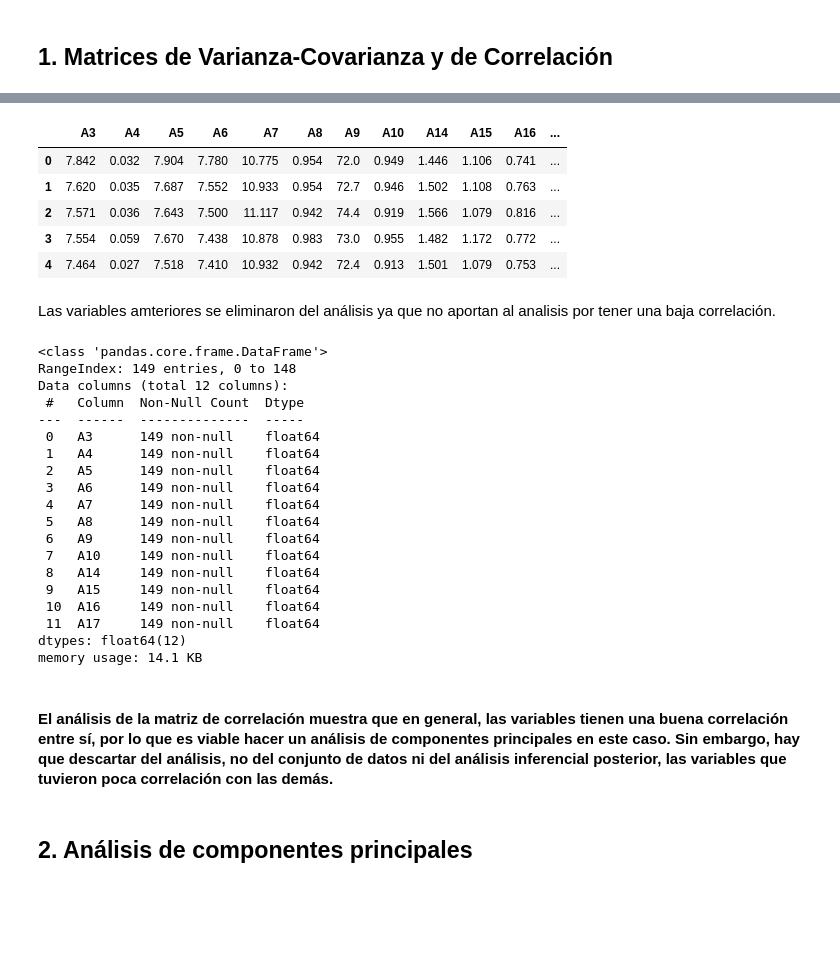
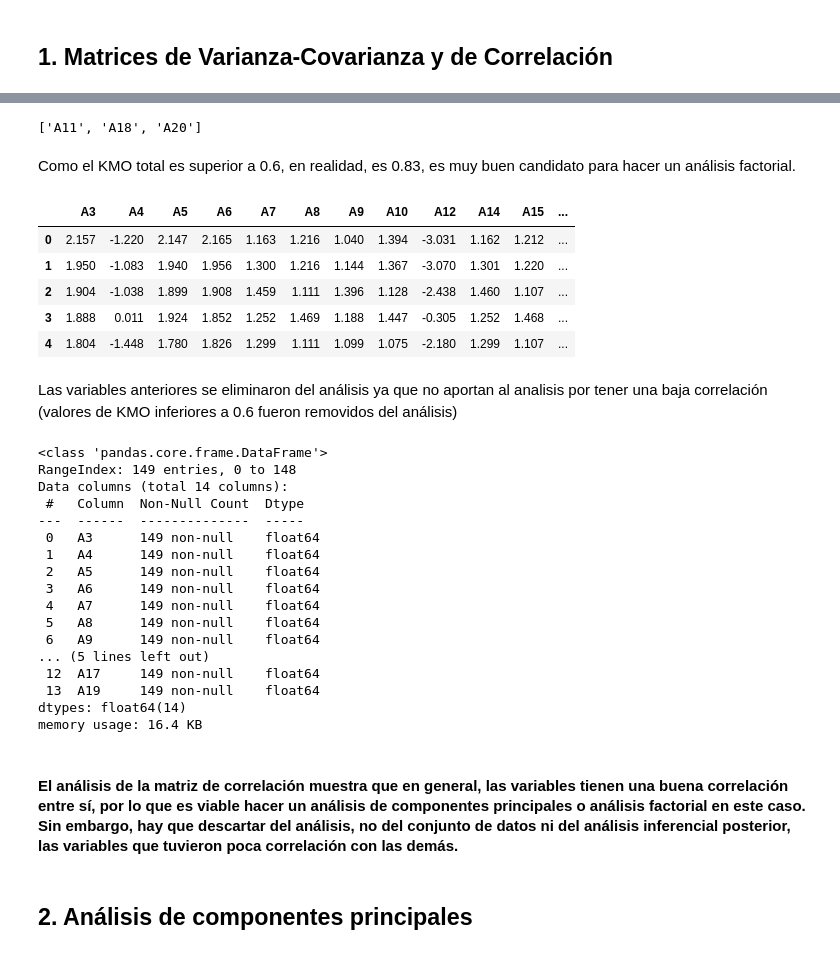
Before and after one commit to kevindmzapata/multivariate-statistics-course, a Jupyter notebook: TAREA_1/script.ipynb, the cells around one changed output, grey strips where cells are left out. Cells and saved outputs as stored; diff of their text form; code cells hidden in the pictures; blank space fills up the shorter version.

```diff
--- a/TAREA_1/script.ipynb
+++ b/TAREA_1/script.ipynb
@@ -118,6 +133,10 @@ De la misma forma, la variable $A13$ también se elimina ya que todos sus valore
+# %%
+scaler = StandardScaler()
+df_scaled = scaler.fit_transform(df)
+df = pd.DataFrame(df_scaled, columns=df.columns)
 # %%
-# Redondear la base de datos con 3 decimales
-df = df.round(5)
+# Redondear la base de datos con 5 decimales
+df = df.round(3)
 df.head()
 # %% [output]
 |  | A3 | A4 | A5 | A6 | A7 | A8 | A9 | A10 | A11 | A12 | A14 | ... |
@@ -226,0 +218,8 @@ plt.show()
+# %%
+# Aplicar criterio de Kaiser-Meyer-Olkin
+kmo_all, kmo_model = calculate_kmo(df)
+
+for i in range(0, len(kmo_all)):
+    print(f'{df.columns[i]} es {kmo_all[i]}')
+
+print(f'KMO total es {kmo_model}')
@@ -227,22 +245,30 @@ plt.show()
+# %%
+# Determinar los KMO menores a 0.6
+kmo_menores = [df.columns[i] for i in range(0, len(kmo_all)) if kmo_all[i] < 0.6]
+kmo_menores
+# %% [output]
+['A11', 'A18', 'A20']
+# %% [markdown]
+Como el KMO total es superior a 0.6, en realidad, es 0.83, es muy buen candidato para hacer un análisis factorial.
 # %%
 # Remover variables con baja correlacion
-df = df.drop(['A11', 'A12', 'A18', 'A19', 'A20'], axis=1)
+df = df.drop(kmo_menores, axis=1)
 df.head()
 # %% [output]
-|  | A3 | A4 | A5 | A6 | A7 | A8 | A9 | A10 | A14 | A15 | A16 | ... |
-| 0 | 7.842 | 0.032 | 7.904 | 7.780 | 10.775 | 0.954 | 72.0 | 0.949 | 1.446 | 1.106 | 0.741 | ... |
-| 1 | 7.620 | 0.035 | 7.687 | 7.552 | 10.933 | 0.954 | 72.7 | 0.946 | 1.502 | 1.108 | 0.763 | ... |
-| 2 | 7.571 | 0.036 | 7.643 | 7.500 | 11.117 | 0.942 | 74.4 | 0.919 | 1.566 | 1.079 | 0.816 | ... |
-| 3 | 7.554 | 0.059 | 7.670 | 7.438 | 10.878 | 0.983 | 73.0 | 0.955 | 1.482 | 1.172 | 0.772 | ... |
-| 4 | 7.464 | 0.027 | 7.518 | 7.410 | 10.932 | 0.942 | 72.4 | 0.913 | 1.501 | 1.079 | 0.753 | ... |
+|  | A3 | A4 | A5 | A6 | A7 | A8 | A9 | A10 | A12 | A14 | A15 | ... |
+| 0 | 2.157 | -1.220 | 2.147 | 2.165 | 1.163 | 1.216 | 1.040 | 1.394 | -3.031 | 1.162 | 1.212 | ... |
+| 1 | 1.950 | -1.083 | 1.940 | 1.956 | 1.300 | 1.216 | 1.144 | 1.367 | -3.070 | 1.301 | 1.220 | ... |
+| 2 | 1.904 | -1.038 | 1.899 | 1.908 | 1.459 | 1.111 | 1.396 | 1.128 | -2.438 | 1.460 | 1.107 | ... |
+| 3 | 1.888 | 0.011 | 1.924 | 1.852 | 1.252 | 1.469 | 1.188 | 1.447 | -0.305 | 1.252 | 1.468 | ... |
+| 4 | 1.804 | -1.448 | 1.780 | 1.826 | 1.299 | 1.111 | 1.099 | 1.075 | -2.180 | 1.299 | 1.107 | ... |
 # %% [markdown]
-Las variables amteriores se eliminaron del análisis ya que no aportan al analisis por tener una baja correlación.
+Las variables anteriores se eliminaron del análisis ya que no aportan al analisis por tener una baja correlación (valores de KMO inferiores a 0.6 fueron removidos del análisis)
 # %%
 df.info()
 # %% [output]
 <class 'pandas.core.frame.DataFrame'>
 RangeIndex: 149 entries, 0 to 148
-Data columns (total 12 columns):
+Data columns (total 14 columns):
  #   Column  Non-Null Count  Dtype
 ---  ------  --------------  -----
  0   A3      149 non-null    float64
@@ -252,14 +278,12 @@ Data columns (total 12 columns):
  4   A7      149 non-null    float64
  5   A8      149 non-null    float64
  6   A9      149 non-null    float64
- 7   A10     149 non-null    float64
- 8   A14     149 non-null    float64
- 9   A15     149 non-null    float64
- 10  A16     149 non-null    float64
- 11  A17     149 non-null    float64
-dtypes: float64(12)
-memory usage: 14.1 KB
+... (5 lines left out)
+ 12  A17     149 non-null    float64
+ 13  A19     149 non-null    float64
+dtypes: float64(14)
+memory usage: 16.4 KB
 # %% [markdown]
-#### El análisis de la matriz de correlación muestra que en general, las variables tienen una buena correlación entre sí, por lo que es viable hacer un análisis de componentes principales en este caso. Sin embargo, hay que descartar del análisis, no del conjunto de datos ni del análisis inferencial posterior, las variables que tuvieron poca correlación con las demás.
+#### El análisis de la matriz de correlación muestra que en general, las variables tienen una buena correlación entre sí, por lo que es viable hacer un análisis de componentes principales o análisis factorial en este caso. Sin embargo, hay que descartar del análisis, no del conjunto de datos ni del análisis inferencial posterior, las variables que tuvieron poca correlación con las demás.
 # %% [markdown]
 ## 2. Análisis de componentes principales
```
Also changed, not shown: parts of 59 cells of this notebook.
